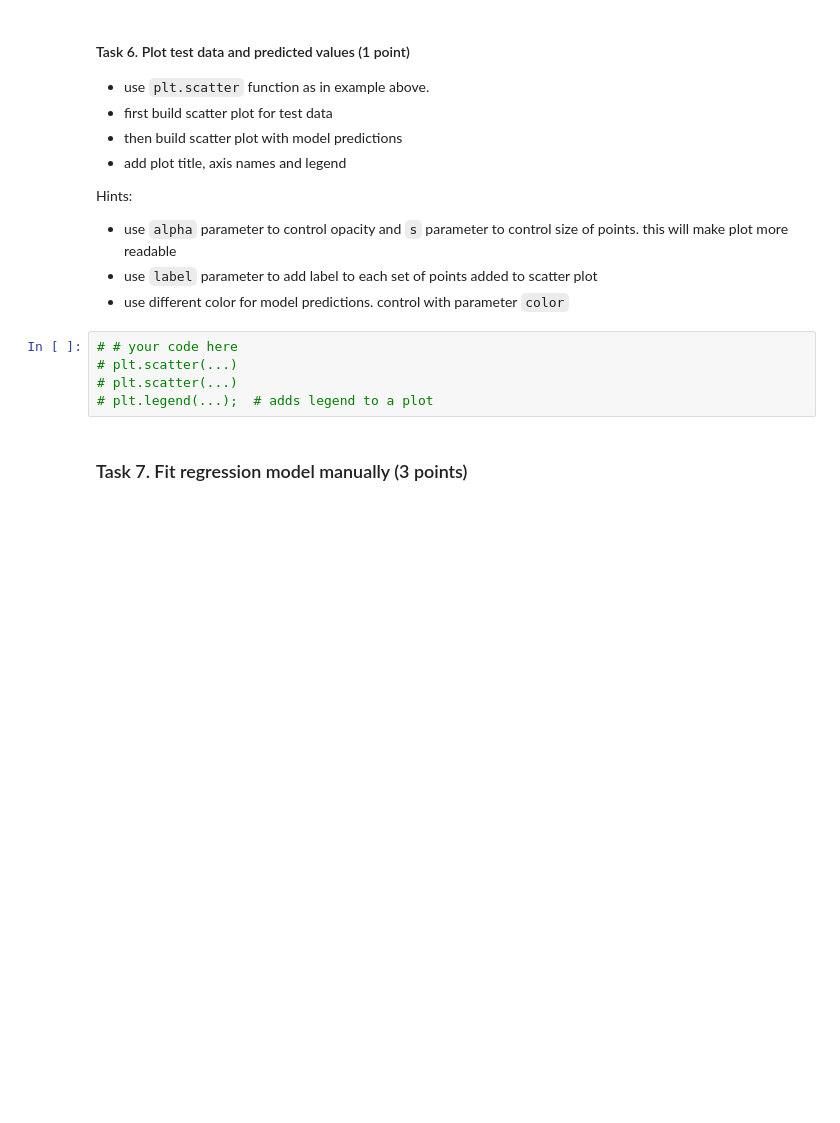
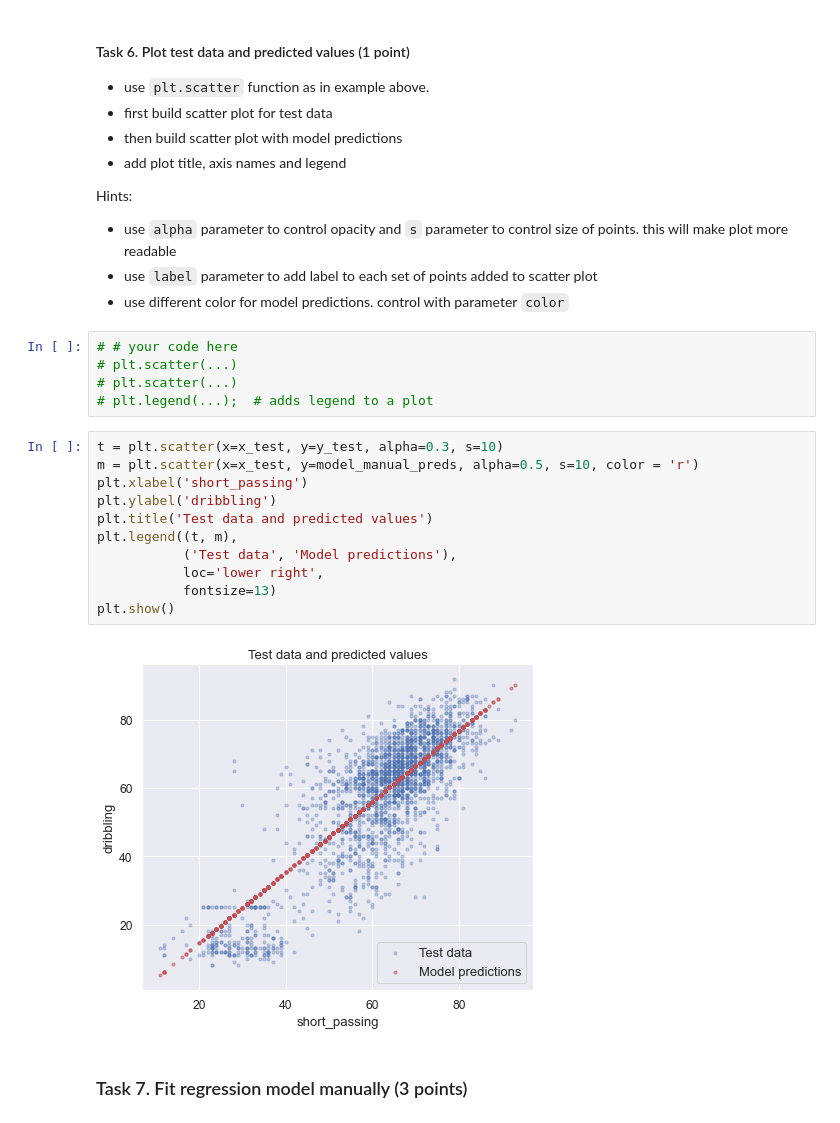
Before and after one commit to tshura/ml-intro-tasks, a Jupyter notebook: 3_linear_regression/linear_regression.ipynb, the cells around one changed output. Saved outputs shown, nothing was run; the diff lists cells and outputs as text; blank space fills up the shorter version.

```diff
--- a/3_linear_regression/linear_regression.ipynb
+++ b/3_linear_regression/linear_regression.ipynb
@@ -725,6 +725,19 @@ Hints:
 # plt.scatter(...)
 # plt.scatter(...)
 # plt.legend(...);  # adds legend to a plot
+# %%
+t = plt.scatter(x=x_test, y=y_test, alpha=0.3, s=10)
+m = plt.scatter(x=x_test, y=model_manual_preds, alpha=0.5, s=10, color = 'r')
+plt.xlabel('short_passing')
+plt.ylabel('dribbling')
+plt.title('Test data and predicted values')
+plt.legend((t, m),
+           ('Test data', 'Model predictions'),
+           loc='lower right',
+           fontsize=13)
+plt.show()
+# %% [output]
+[figure, added]
 # %% [markdown]
 ### Task 7.  Fit regression model manually (3 points)
 # %% [markdown]
```
Also changed, not shown: parts of 38 cells of this notebook.
